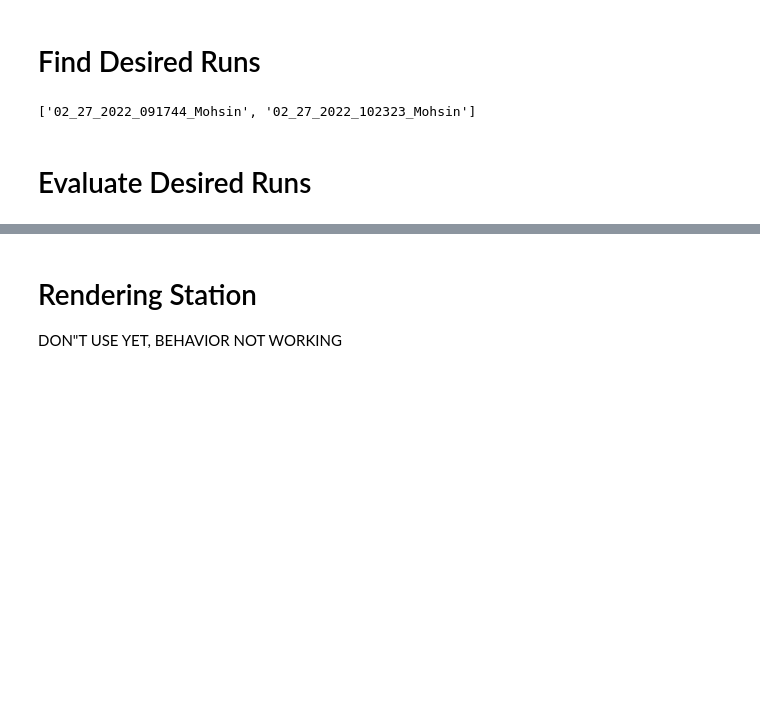
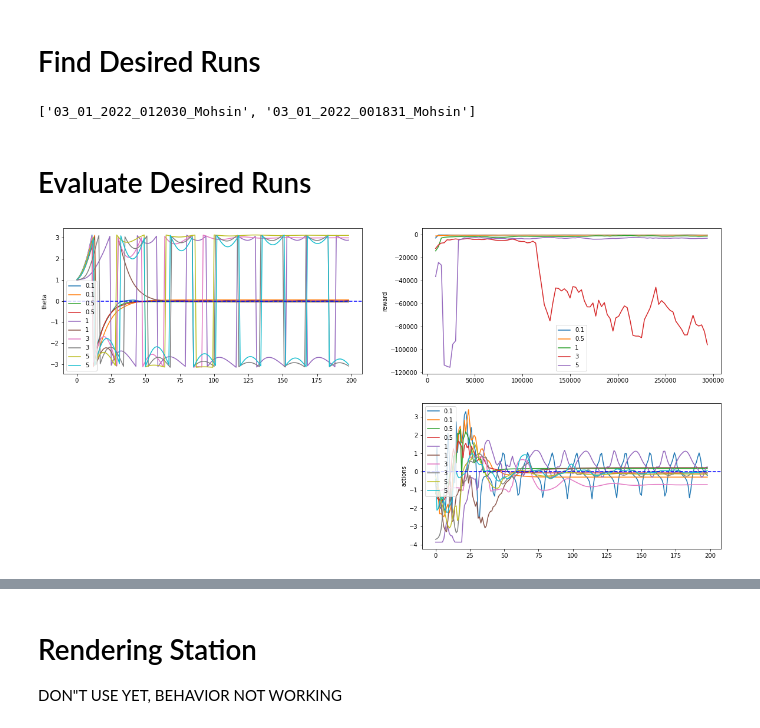
Before and after one commit to mohsinsarwari/RL_Path_Planning, a Jupyter notebook: cheap_control/evaluation.ipynb, the cells around one changed output, grey strips where cells are left out. Cells and saved outputs as stored; diff of their text form; code cells hidden in the pictures; blank space fills up the shorter version.

```diff
--- a/cheap_control/evaluation.ipynb
+++ b/cheap_control/evaluation.ipynb
@@ -29,12 +29,11 @@ def look_through_folders():
 # %%
 def check(params, trial_id):
     match = bool(1
-        and params.id == 9
-        #and params.trial_id == trial_id
-        and params.envs.newpendulum.cost_func == 1
-        and params.algorithm == "SAC"
-        and not params.use_sde
-        #and params.eps == 5
+        and params.id == 11
+        and params.trial_id == trial_id
+        #and params.algorithm == "SAC"
+        #and not params.use_sde
+        #and params.eps < 5
         )
 
 
@@ -52,7 +51,7 @@ def filt(check, trial_id):
     return matches
 filt(check, 0)
 # %% [output]
-['02_27_2022_091744_Mohsin', '02_27_2022_102323_Mohsin']
+['03_01_2022_012030_Mohsin', '03_01_2022_001831_Mohsin']
 # %% [markdown]
 # Evaluate Desired Runs
 # %%
@@ -67,16 +66,16 @@ def plot_eval():
         with open(os.path.join(os.path.join("./Runs", runs[0]), "params.pkl"), 'rb') as f:
             params = pickle.load(f)
         for folder in runs:
-            results = run_eval.evaluate(folder, init=[1, 0.8, 0.1, -0.1])
-            tb = results["manipulator"]["mean_reward"]
+            results = run_eval.evaluate(folder, init=[1, 0])
+            tb = results["newpendulum"]["mean_reward"]
             tb_times = tb[0]
             tb_rew = [a[0] for a in tb[1]]
 
             rew.append(tb_rew)
 
-            theta = results["manipulator"]["thetas"]
-            phi = results["manipulator"]["phis"]
-            actions = results["manipulator"]["actions"]
+            theta = results["newpendulum"]["thetas"]
+            phi = results["newpendulum"]["phis"]
+            actions = results["newpendulum"]["actions"]
 
             #plt.subplot(122)
             #plt.plot(tb_times[(n//2):-(n//2)], tb_smoothed, label=str(params[label]))
@@ -84,42 +83,46 @@ def plot_eval():
 
             plt.subplot(221)
             plt.plot(theta, label=str(params[label]))
-            plt.subplot(223)
-            plt.plot(phi, label=str(params[label]))
+            #plt.subplot(223)
+            #plt.plot(phi, label=str(params[label]))
             plt.subplot(224)
             plt.plot(actions, label=str(params[label]))
 
         rew_avg = np.mean(rew, axis=0)
         n=5
         tb_smoothed = np.cumsum(rew_avg, dtype=float)
         tb_smoothed[n:] = tb_smoothed[n:] - tb_smoothed[:-n]
         tb_smoothed =  tb_smoothed[n - 1:] / n
 
         plt.subplot(222)
         plt.plot(tb_times[(n//2):-(n//2)], tb_smoothed, label=str(params[label]))
         #plt.plot(tb_times, rew_avg, label=str(params[label]))
 
         trial_id += 1
         runs = filt(check, trial_id)
 
 
 
     plt.subplot(222)
-    plt.ylim([-1200, 10])
     plt.ylabel("reward")
     plt.legend()
     plt.subplot(221)
+    plt.axhline(y=0, color='b', linestyle='--')
     plt.ylabel("theta")
     plt.legend()
-    plt.subplot(223)
-    plt.ylabel("phi")
+    #plt.subplot(223)
+    #plt.axhline(y=0, color='b', linestyle='--')
+    #plt.ylabel("phi")
     plt.legend()
     plt.subplot(224)
+    plt.axhline(y=0, color='b', linestyle='--')
     plt.ylabel("actions")
     plt.legend()
     plt.show()
 
 plot_eval()
+# %% [output]
+[figure, added]
 # %%
 label = "eps"
 
```
Also changed, not shown: parts of 1 cell of this notebook, 6 other files.
